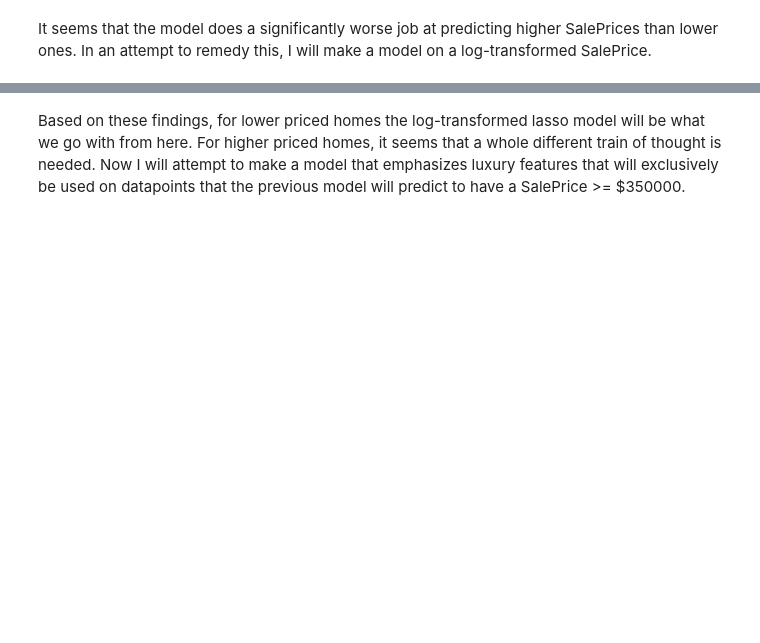
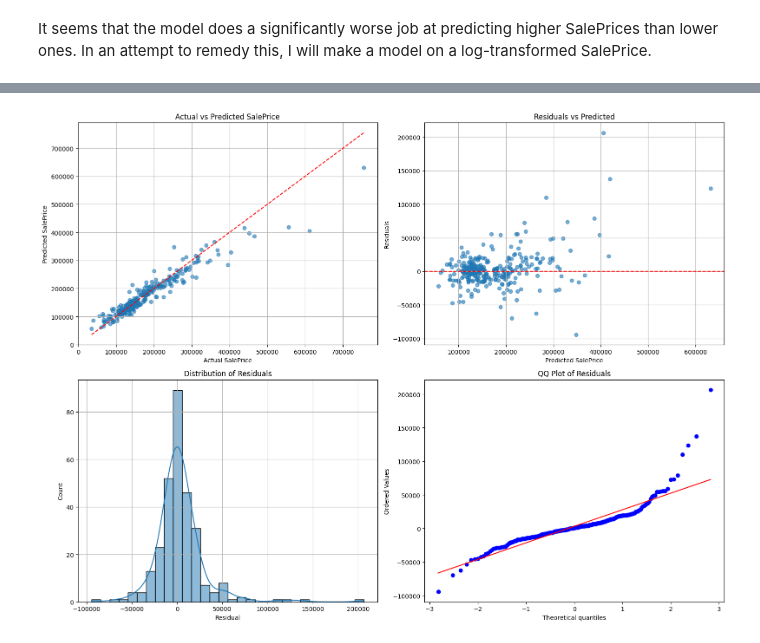
Before and after one commit to HariPeri/ML-Final-Project, a Jupyter notebook: MLR/MLR.ipynb, the cells around one changed output, grey strips where cells are left out. Drawn from its saved outputs; the diff is of its cells as text; code cells hidden in the pictures; blank space fills up the shorter version.

```diff
--- a/MLR/MLR.ipynb
+++ b/MLR/MLR.ipynb
@@ -515,2 +504,42 @@ Log-transformed model — RMSE: 168037.82, MAE: 83357.18, R²: -0.9054
-# %% [markdown]
-Based on these findings, for lower priced homes the log-transformed lasso model will be what we go with from here. For higher priced homes, it seems that a whole different train of thought is needed. Now I will attempt to make a model that emphasizes luxury features that will exclusively be used on datapoints that the previous model will predict to have a SalePrice >= $350000.
+# %%
+# Calculate residuals
+residuals = y_test - y_test_pred_unlogged
+
+# ==== PLOTS ====
+
+plt.figure(figsize=(16, 12))
+
+# Plot 1: Actual vs Predicted
+plt.subplot(2, 2, 1)
+plt.scatter(y_test, y_test_pred_unlogged, alpha=0.6)
+plt.plot([y_test.min(), y_test.max()], [y_test.min(), y_test.max()], 'r--')
+plt.xlabel('Actual SalePrice')
+plt.ylabel('Predicted SalePrice')
+plt.title('Actual vs Predicted SalePrice')
+plt.grid(True)
+
+# Plot 2: Residuals vs Predicted
+plt.subplot(2, 2, 2)
+plt.scatter(y_test_pred_unlogged, residuals, alpha=0.6)
+plt.axhline(0, color='red', linestyle='--')
+plt.xlabel('Predicted SalePrice')
+plt.ylabel('Residuals')
+plt.title('Residuals vs Predicted')
+plt.grid(True)
+
+# Plot 3: Distribution of Residuals
+plt.subplot(2, 2, 3)
+sns.histplot(residuals, bins=30, kde=True)
+plt.title('Distribution of Residuals')
+plt.xlabel('Residual')
+plt.grid(True)
+
+# Plot 4: QQ plot of residuals
+plt.subplot(2, 2, 4)
+stats.probplot(residuals, dist="norm", plot=plt)
+plt.title('QQ Plot of Residuals')
+
+plt.tight_layout()
+plt.show()
+# %% [output]
+[figure, added]
```
Also changed, not shown: parts of 14 cells of this notebook.
